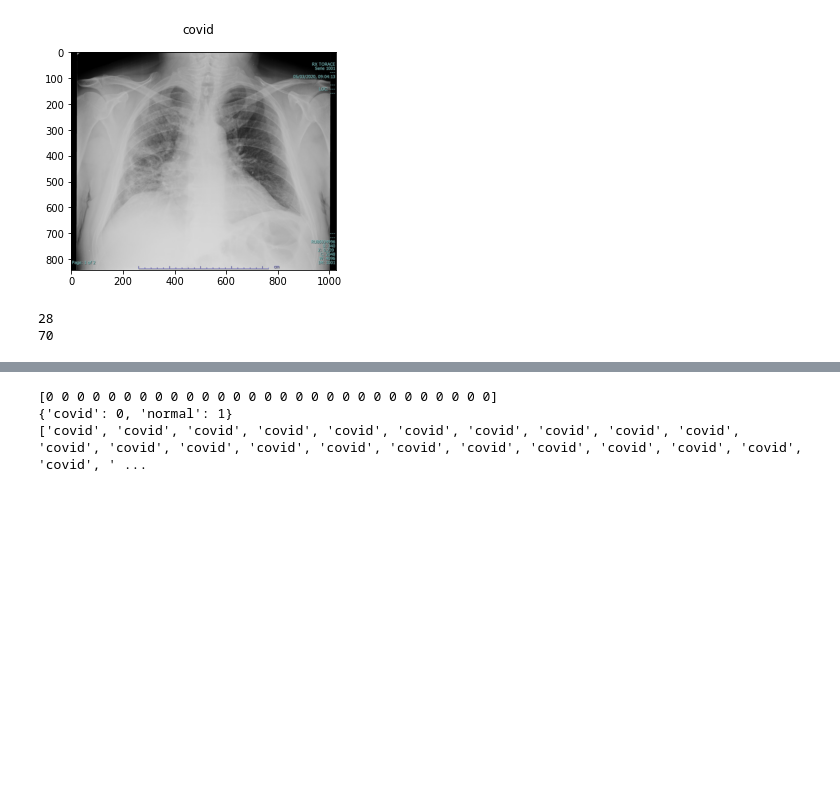
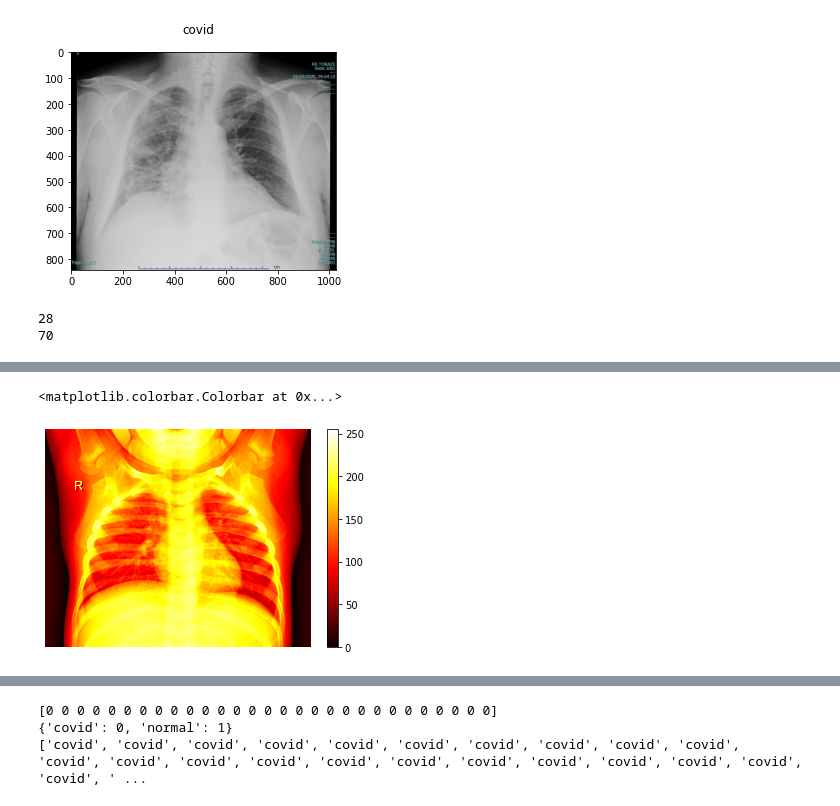
Before and after one commit to MadhurimaPaul-87/Machine_Learning, a Jupyter notebook: Research_new.ipynb, the cells around one changed output, grey strips where cells are left out. Drawn from its saved outputs; the diff is of its cells as text; code cells hidden in the pictures; blank space fills up the shorter version.

```diff
--- a/Research_new.ipynb
+++ b/Research_new.ipynb
@@ -76,3 +82,10 @@ BATCH_SIZE = 6
+# %%
+plt.imshow(normal_images[7], cmap='hot')
+plt.axis('off')
+plt.colorbar()
+# %% [output]
+<matplotlib.colorbar.Colorbar at 0x...>
+[figure, added]
 # %%
 from tensorflow.keras import backend as K
 
```
Also changed, not shown: parts of 11 cells of this notebook.
